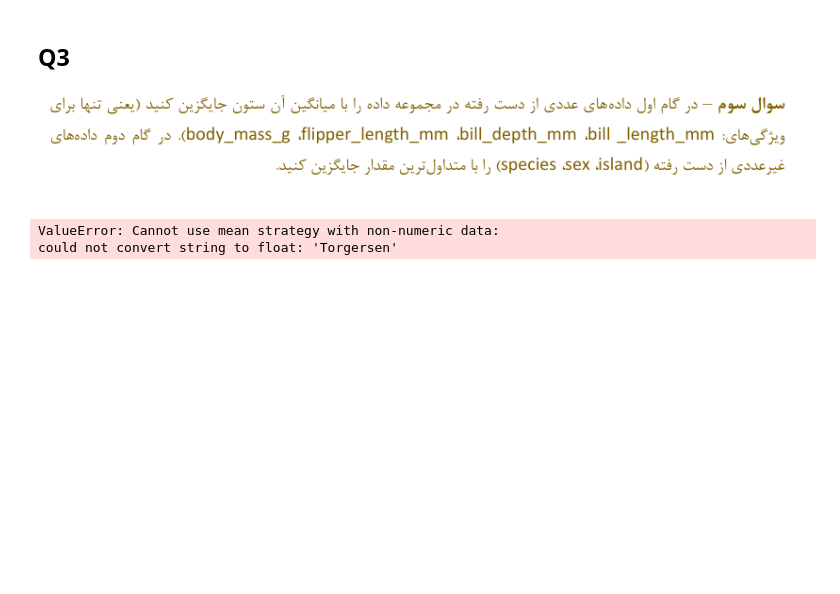
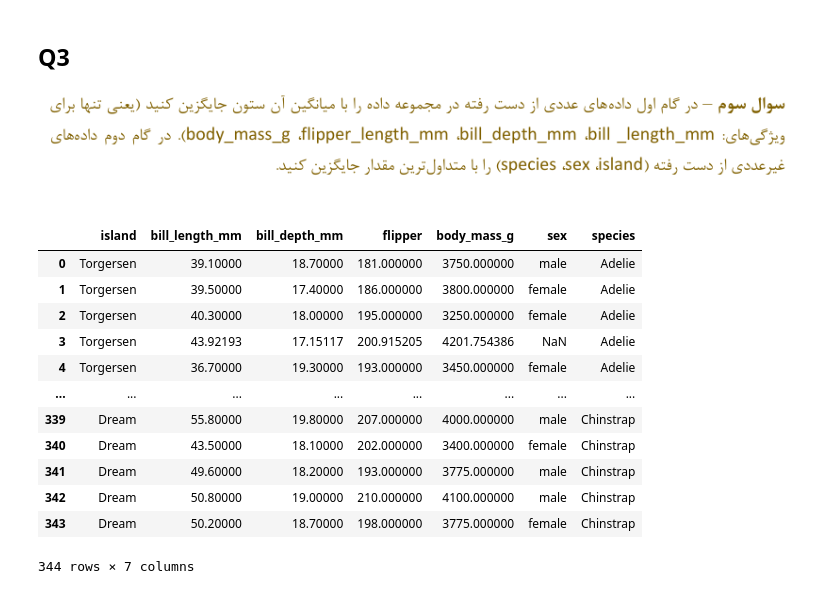
Before and after one commit to mohamadch91/Data-Mining-course, a Jupyter notebook: HW1/HW1.ipynb, the cells around one changed output. Saved outputs shown, nothing was run; the diff lists cells and outputs as text; code cells hidden in the pictures; blank space fills up the shorter version.

```diff
--- a/HW1/HW1.ipynb
+++ b/HW1/HW1.ipynb
@@ -44,11 +44,22 @@ print(row_count_after)
 # %%
 # replace non-bolean values with mean
 imputer = SimpleImputer(strategy='mean')
-# Fit the imputer to the DataFrame
-imputer.fit(df)
-
-# Transform the DataFrame to replace NaN values with the mean value
-df = pd.DataFrame(imputer.transform(df), columns=df.columns)
+replaced_df_nboolean=df.copy(deep=True)
+nboolean_columns=['bill_length_mm', 'bill_depth_mm','flipper','body_mass_g']
+imputer.fit(replaced_df_nboolean[nboolean_columns])
+replaced_df_nboolean[nboolean_columns] = pd.DataFrame(imputer.transform(replaced_df_nboolean[nboolean_columns]))
+replaced_df_nboolean
 # %% [output]
+|  | island | bill_length_mm | bill_depth_mm | flipper | body_mass_g | sex | species |
+| 0 | Torgersen | 39.10000 | 18.70000 | 181.000000 | 3750.000000 | male | Adelie |
+| 1 | Torgersen | 39.50000 | 17.40000 | 186.000000 | 3800.000000 | female | Adelie |
+| 2 | Torgersen | 40.30000 | 18.00000 | 195.000000 | 3250.000000 | female | Adelie |
+| 3 | Torgersen | 43.92193 | 17.15117 | 200.915205 | 4201.754386 | NaN | Adelie |
+| 4 | Torgersen | 36.70000 | 19.30000 | 193.000000 | 3450.000000 | female | Adelie |
+| ... | ... | ... | ... | ... | ... | ... | ... |
+| 339 | Dream | 55.80000 | 19.80000 | 207.000000 | 4000.000000 | male | Chinstrap |
+| 340 | Dream | 43.50000 | 18.10000 | 202.000000 | 3400.000000 | female | Chinstrap |
+| 341 | Dream | 49.60000 | 18.20000 | 193.000000 | 3775.000000 | male | Chinstrap |
+| 342 | Dream | 50.80000 | 19.00000 | 210.000000 | 4100.000000 | male | Chinstrap |
+| 343 | Dream | 50.20000 | 18.70000 | 198.000000 | 3775.000000 | female | Chinstrap |
-ValueError: Cannot use mean strategy with non-numeric data:
-could not convert string to float: 'Torgersen'
+344 rows × 7 columns
```
Also changed, not shown: parts of 3 cells of this notebook.
